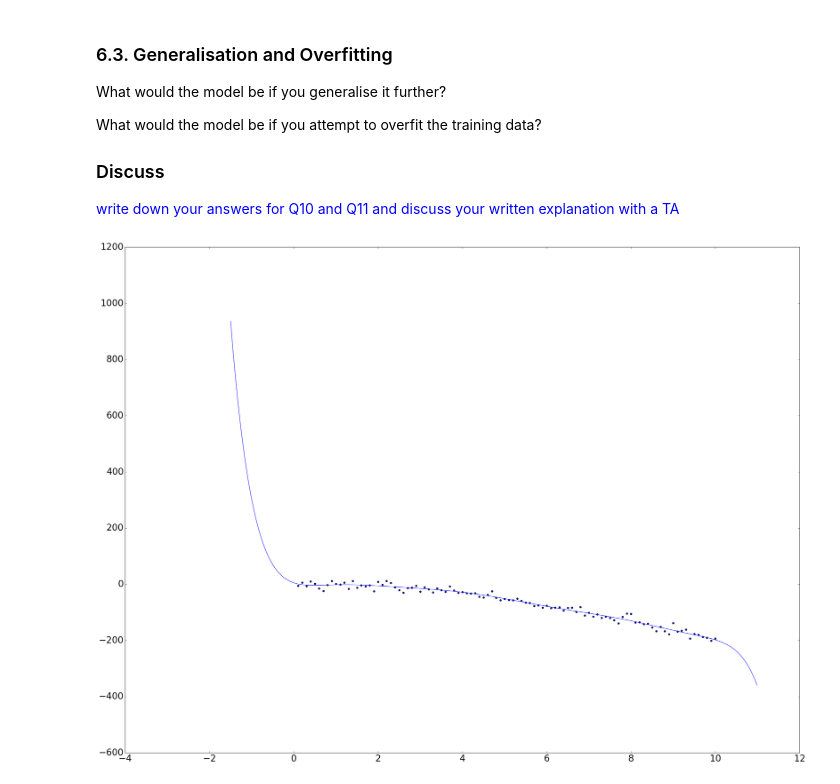
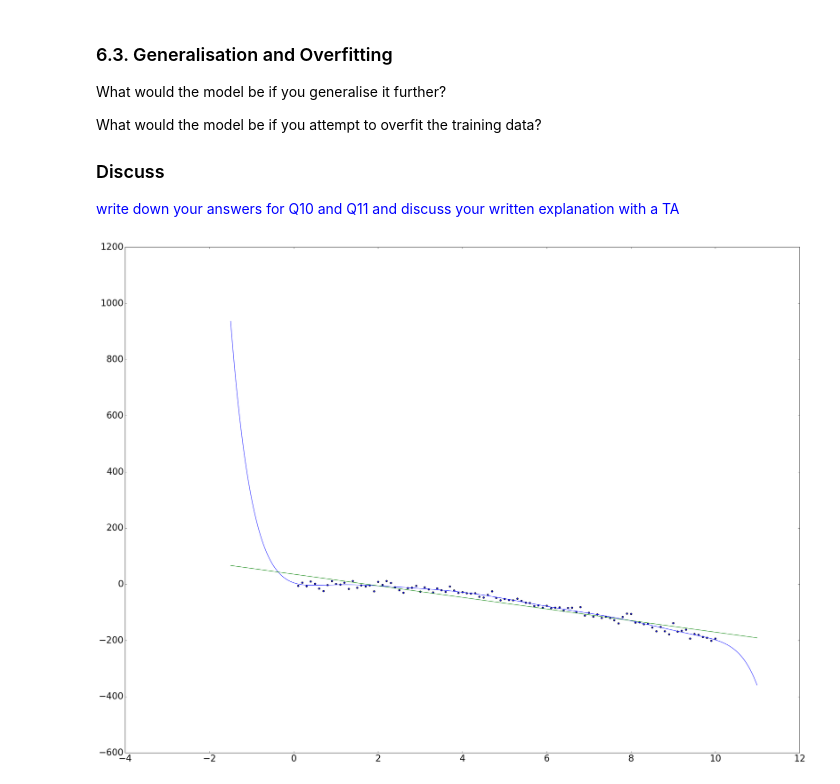
Before and after one commit to JoshVanL/SPS_LabWork, a Jupyter notebook: 3LAB/Lab3_Jupyter.ipynb, the cells around one changed output. Drawn from its saved outputs; the diff is of its cells as text; code cells hidden in the pictures.

```diff
--- a/3LAB/Lab3_Jupyter.ipynb
+++ b/3LAB/Lab3_Jupyter.ipynb
@@ -205,21 +239,28 @@ with a TA</font>
 # %%
 ## als = (XtX)^-1 XtY
 csv = np.genfromtxt('DMD.csv', delimiter=',')
 x = csv[:,0]
 y = csv[:,1]
 
-als = getAls(x,y,10)
-
 fig = plt.figure()
 ax = fig.add_subplot(111)
 ax.scatter(x,y)
 
+als = getAls(x,y,10)
 xp = np.arange(-1.5, 11, 0.01)
 yp = np.array(als.item(0) + als.item(1)*xp + als.item(2)*xp**2
              + als.item(3)*xp**3 + als.item(4)*xp**4
              + als.item(5)*xp**5 + als.item(6)*xp**6
              + als.item(7)*xp**7 + als.item(8)*xp**8
              + als.item(9)*xp**9)
 pl = plt.plot(xp,yp)
+
+als = getAls(x,y,2)
+xp = np.arange(-1.5, 11, 0.01)
+yp = np.array(als.item(0) + als.item(1)*xp)
+pl = plt.plot(xp,yp)
+
+## Generalising further gives a worse estimation of values
+## Over fitting gives bad estimations of future data outside of current range
 # %% [output]
-[figure, old version]
+[figure, new version]
```
Also changed, not shown: parts of 7 cells of this notebook.
